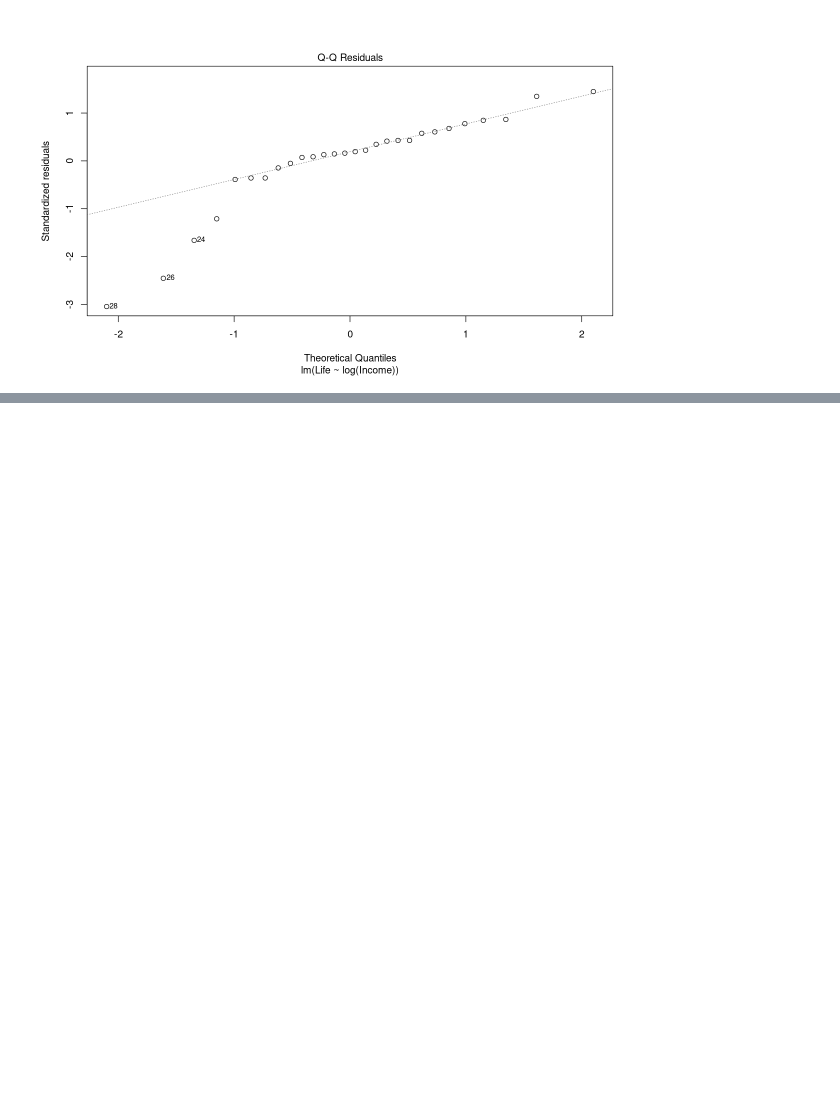
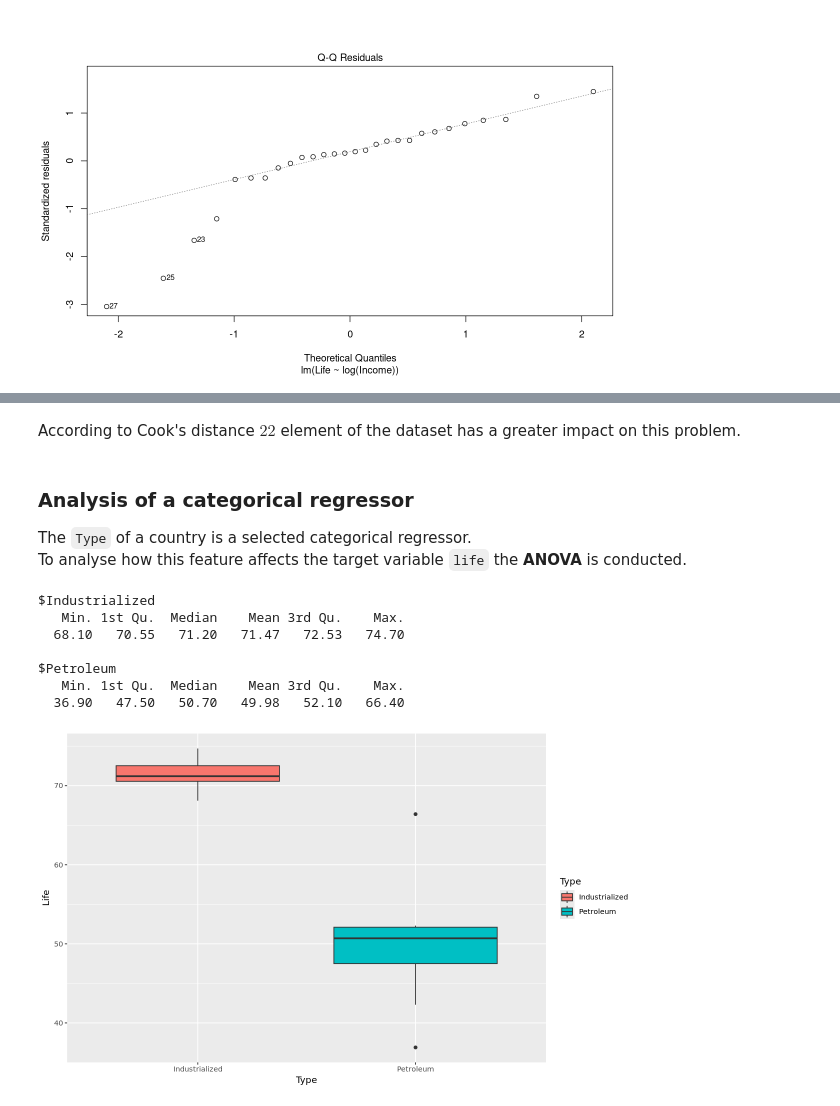
Before and after one commit to nickobard/eurostat-datasets-analysis, a Jupyter notebook: sem-2/semestral-work.ipynb, the cells around one changed output, grey strips where cells are left out. Drawn from its saved outputs; the diff is of its cells as text; code cells hidden in the pictures; blank space fills up the shorter version.

```diff
--- a/sem-2/semestral-work.ipynb
+++ b/sem-2/semestral-work.ipynb
@@ -133,0 +194,20 @@ plot(fit, which=2)
+# %% [markdown]
+According to Cook's distance $22$ element of the dataset has a greater impact on this problem.
+# %% [markdown]
+### Analysis of a categorical regressor
+
+The `Type` of a country is a selected categorical regressor.
+<br> To analyse how this feature affects the target variable `life` the **ANOVA** is conducted.
+# %%
+tapply(data$Life, data$Type, summary) # split the data$Life in groups by data$Type values and apply summary on it
+ggplot(data, aes(x=Type, y=Life, fill=Type)) +
+  geom_boxplot()
+# %% [output]
+$Industrialized
+   Min. 1st Qu.  Median    Mean 3rd Qu.    Max.
+  68.10   70.55   71.20   71.47   72.53   74.70
+
+$Petroleum
+   Min. 1st Qu.  Median    Mean 3rd Qu.    Max.
+  36.90   47.50   50.70   49.98   52.10   66.40
+[figure, added]
```
Also changed, not shown: parts of 42 cells of this notebook.
